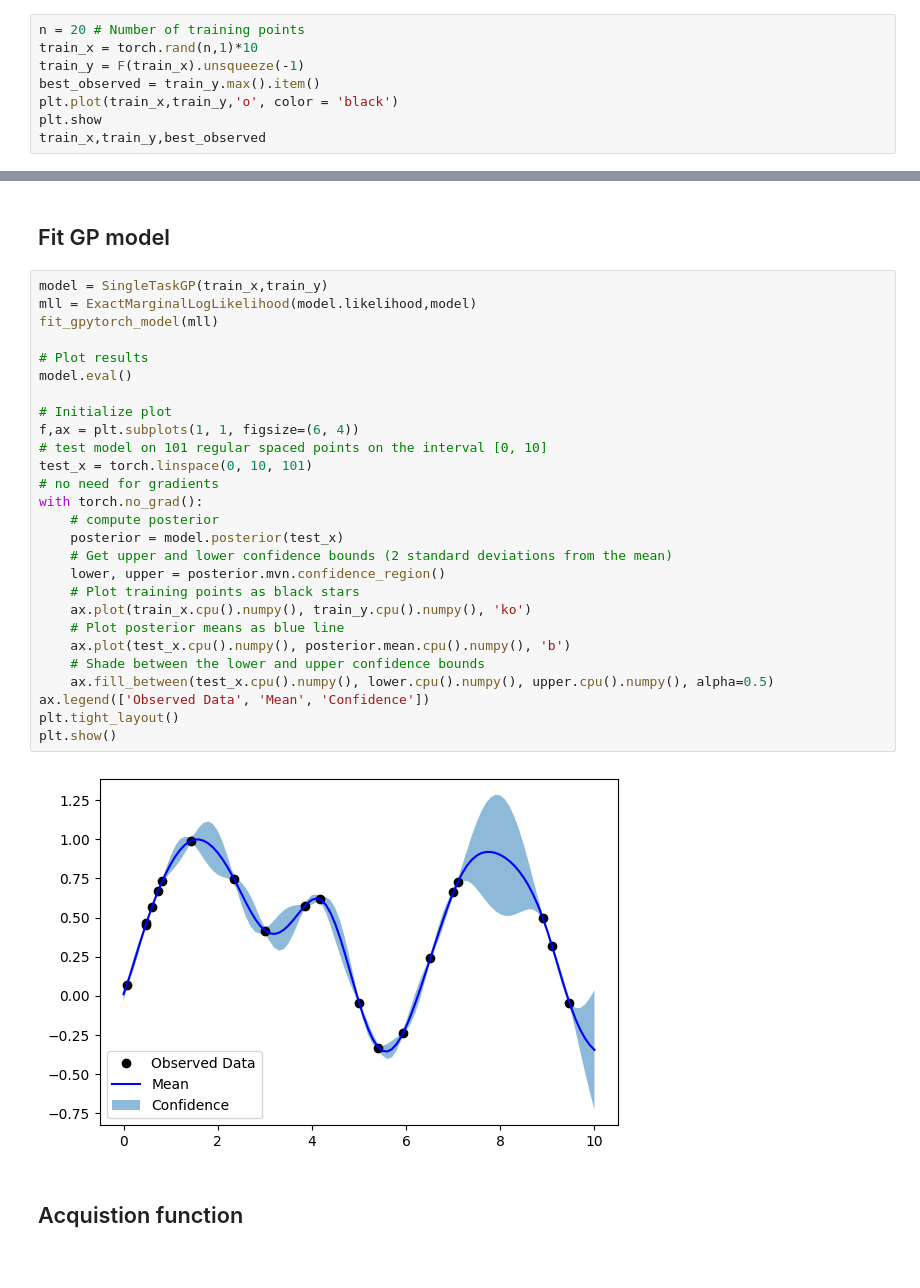
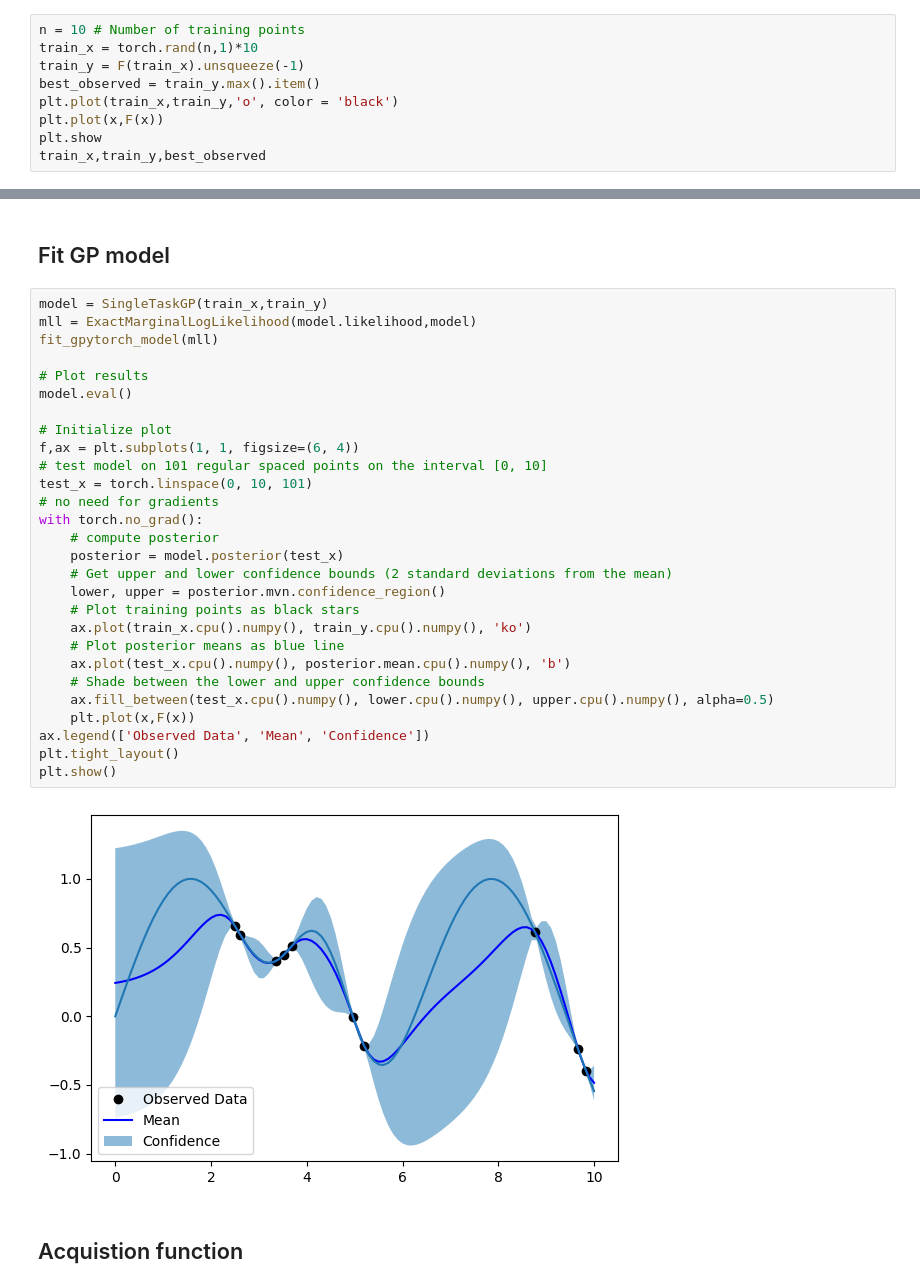
Before and after one commit to YimengJin/Thesis_Yimeng, a Jupyter notebook: Model Test.ipynb, the cells around one changed output, grey strips where cells are left out. Cells and saved outputs as stored; diff of their text form.

```diff
--- a/Model Test.ipynb
+++ b/Model Test.ipynb
@@ -38,11 +38,12 @@ plt.show()
 # %% [markdown]
 ## Retrive initial dataset
 # %%
-n = 20 # Number of training points
+n = 10 # Number of training points
 train_x = torch.rand(n,1)*10
 train_y = F(train_x).unsqueeze(-1)
 best_observed = train_y.max().item()
 plt.plot(train_x,train_y,'o', color = 'black')
+plt.plot(x,F(x))
 plt.show
 train_x,train_y,best_observed
 # %% [output]
@@ -69,32 +70,33 @@ train_x,train_y,best_observed
 # %%
 model = SingleTaskGP(train_x,train_y)
 mll = ExactMarginalLogLikelihood(model.likelihood,model)
 fit_gpytorch_model(mll)
 
 # Plot results
 model.eval()
 
 # Initialize plot
 f,ax = plt.subplots(1, 1, figsize=(6, 4))
 # test model on 101 regular spaced points on the interval [0, 10]
 test_x = torch.linspace(0, 10, 101)
 # no need for gradients
 with torch.no_grad():
     # compute posterior
     posterior = model.posterior(test_x)
     # Get upper and lower confidence bounds (2 standard deviations from the mean)
     lower, upper = posterior.mvn.confidence_region()
     # Plot training points as black stars
     ax.plot(train_x.cpu().numpy(), train_y.cpu().numpy(), 'ko')
     # Plot posterior means as blue line
     ax.plot(test_x.cpu().numpy(), posterior.mean.cpu().numpy(), 'b')
     # Shade between the lower and upper confidence bounds
     ax.fill_between(test_x.cpu().numpy(), lower.cpu().numpy(), upper.cpu().numpy(), alpha=0.5)
+    plt.plot(x,F(x))
 ax.legend(['Observed Data', 'Mean', 'Confidence'])
 plt.tight_layout()
 plt.show()
 # %% [output]
-[figure, old version]
+[figure, new version]
 # %% [markdown]
 ## Acquistion function
 # %%
```
Also changed, not shown: parts of 11 cells of this notebook.
